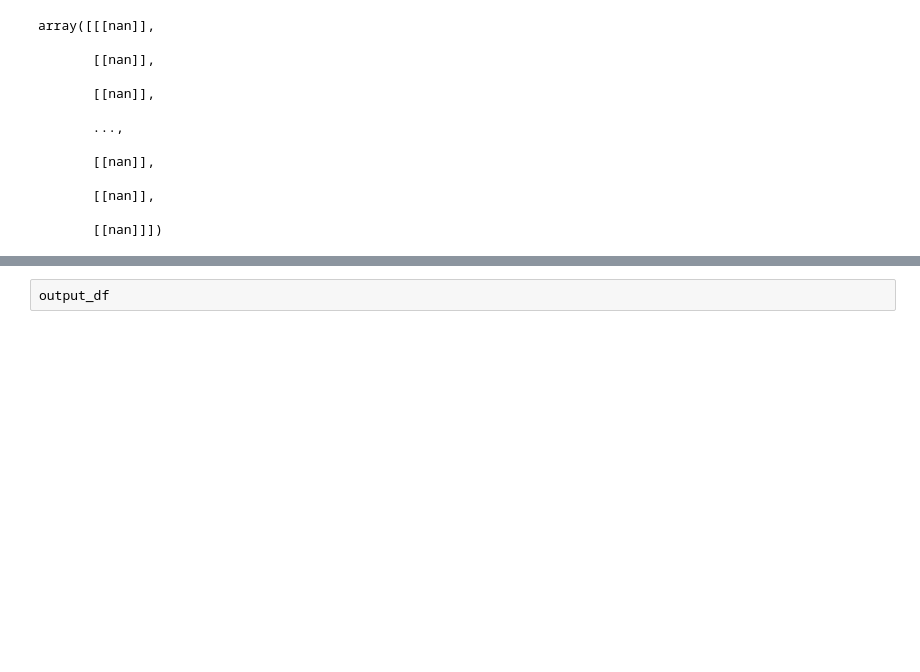
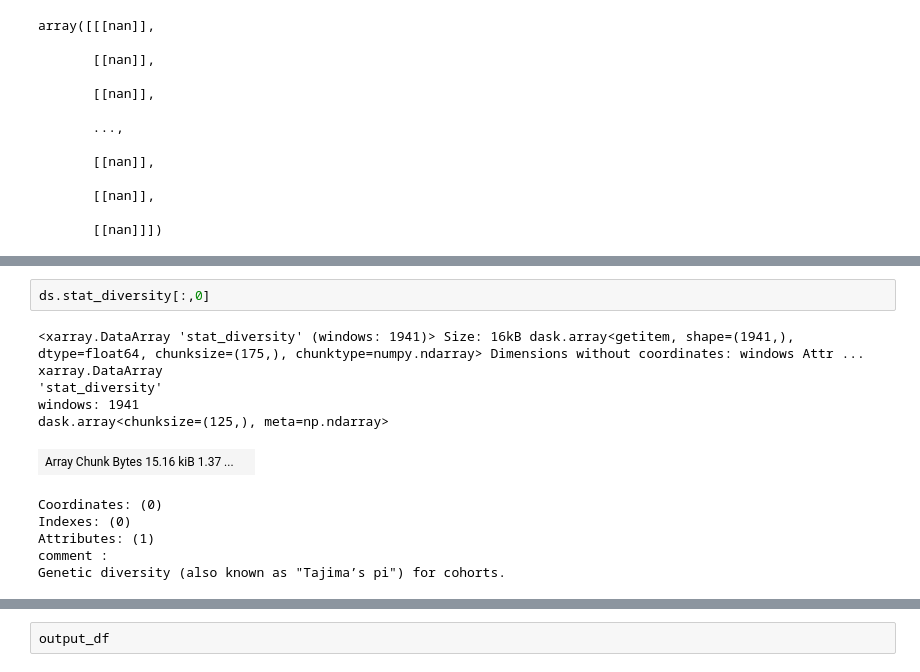
Before and after one commit to erikfogh/selection_primates, a Jupyter notebook: notebooks/standard03_het_stats.ipynb, the cells around one changed output, grey strips where cells are left out. Drawn from its saved outputs; the diff is of its cells as text; blank space fills up the shorter version.

```diff
--- a/notebooks/standard03_het_stats.ipynb
+++ b/notebooks/standard03_het_stats.ipynb
@@ -297,0 +330,14 @@ ValueError: No objects to concatenate
+# %%
+ds.stat_diversity[:,0]
+# %% [output]
+<xarray.DataArray 'stat_diversity' (windows: 1941)> Size: 16kB dask.array<getitem, shape=(1941,), dtype=float64, chunksize=(175,), chunktype=numpy.ndarray> Dimensions without coordinates: windows Attr ...
+xarray.DataArray
+'stat_diversity'
+windows: 1941
+dask.array<chunksize=(125,), meta=np.ndarray>
+| Array Chunk Bytes 15.16 kiB 1.37 ... |  |
+Coordinates: (0)
+Indexes: (0)
+Attributes: (1)
+comment :
+Genetic diversity (also known as "Tajima’s pi") for cohorts.
```
Also changed, not shown: parts of 7 cells of this notebook, 22 other files.
